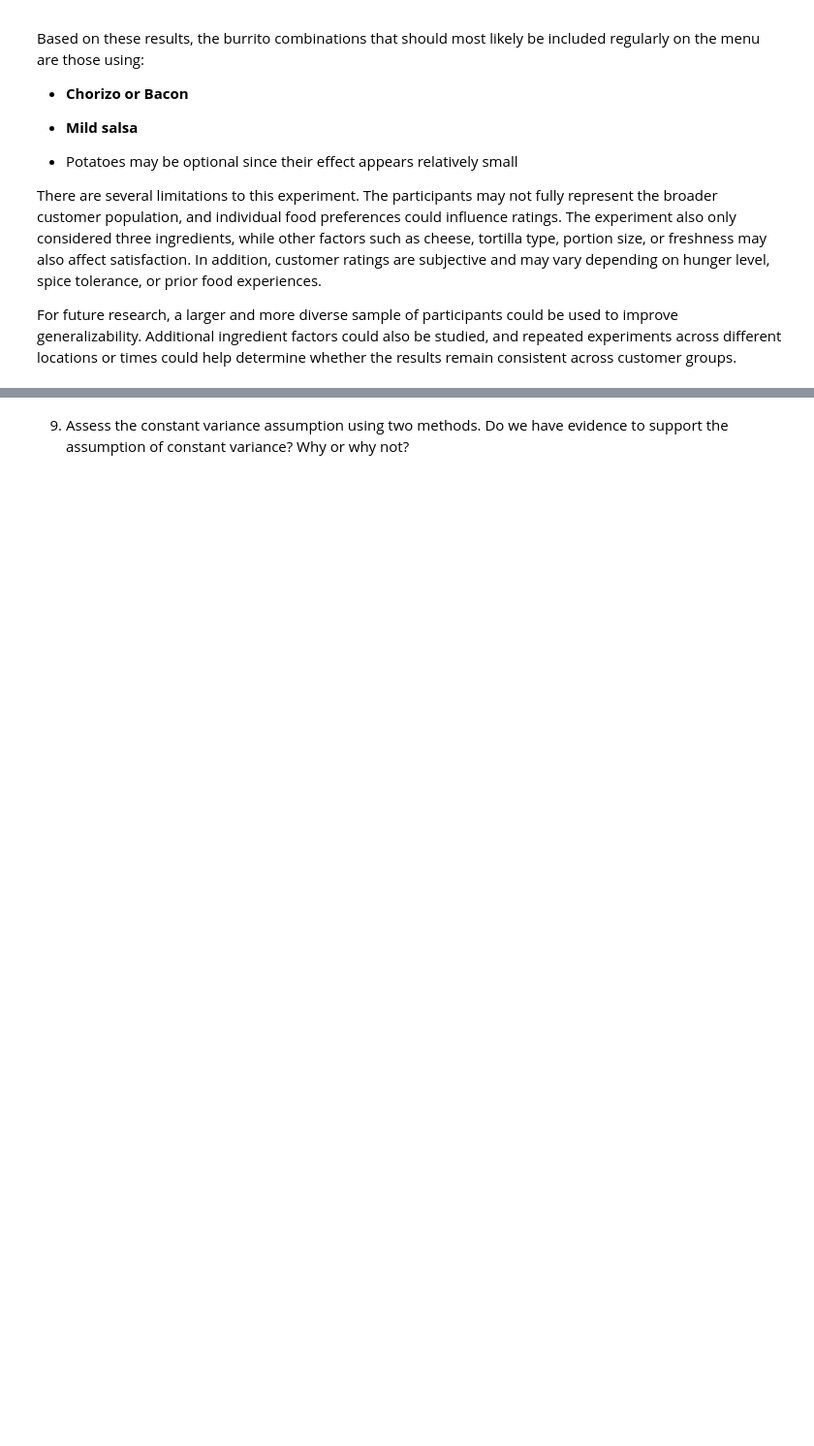
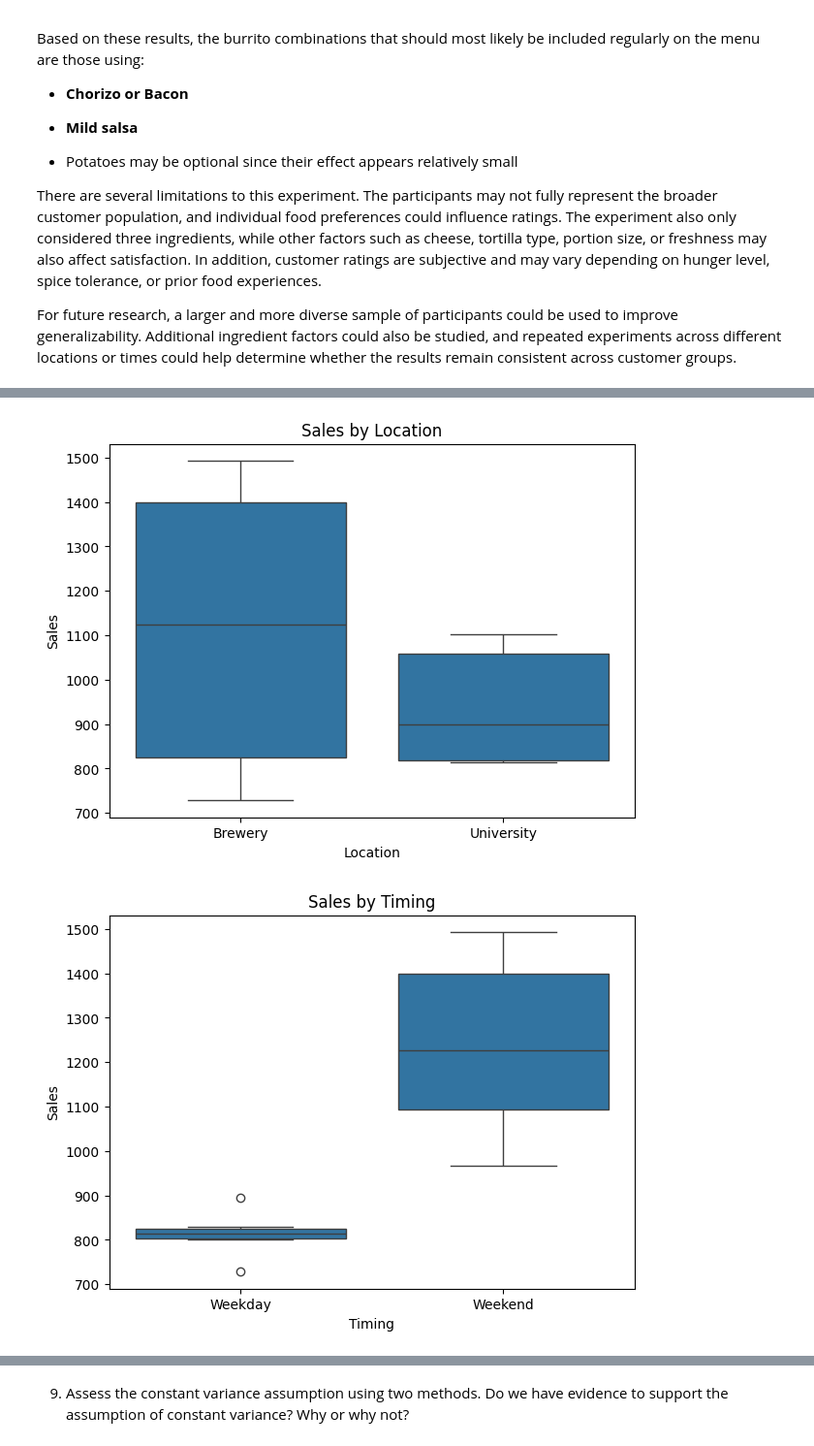
Before and after one commit to Sravan5452/STAT-7220-Applied-Experimental-Design, a Jupyter notebook: Assignments/Final-Exam/Final-Exam_Sravan.ipynb, the cells around one changed output, grey strips where cells are left out. Shown at 97% size. Saved outputs shown, nothing was run; the diff lists cells and outputs as text; code cells hidden in the pictures; blank space fills up the shorter version.

```diff
--- a/Assignments/Final-Exam/Final-Exam_Sravan.ipynb
+++ b/Assignments/Final-Exam/Final-Exam_Sravan.ipynb
@@ -565,0 +734,29 @@ To be more efficient with time and resources, you decide to conduct a $2^{3-1}$
+# %%
+# Boxplots
+
+plt.figure(figsize=(7,5))
+
+sns.boxplot(x="Location", y="Sales", data=df)
+
+plt.title("Sales by Location")
+
+plt.show()
+
+plt.figure(figsize=(7,5))
+
+sns.boxplot(x="Timing", y="Sales", data=df)
+
+plt.title("Sales by Timing")
+
+plt.show()
+
+plt.figure(figsize=(7,5))
+
+sns.boxplot(x="Marketing", y="Sales", data=df)
+
+plt.title("Sales by Marketing")
+
+plt.show()
+# %% [output]
+[figure, added]
+[figure, added]
```
Also changed, not shown: parts of 19 cells of this notebook.
